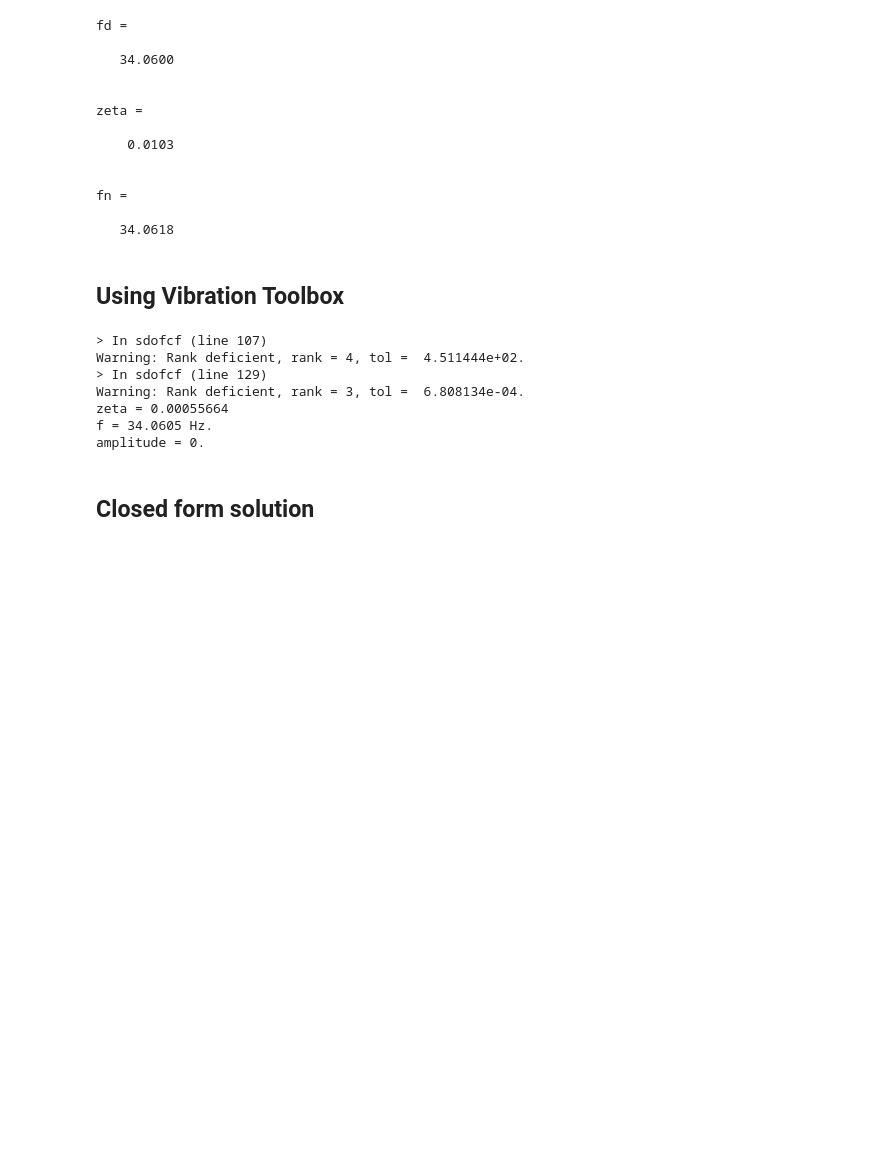
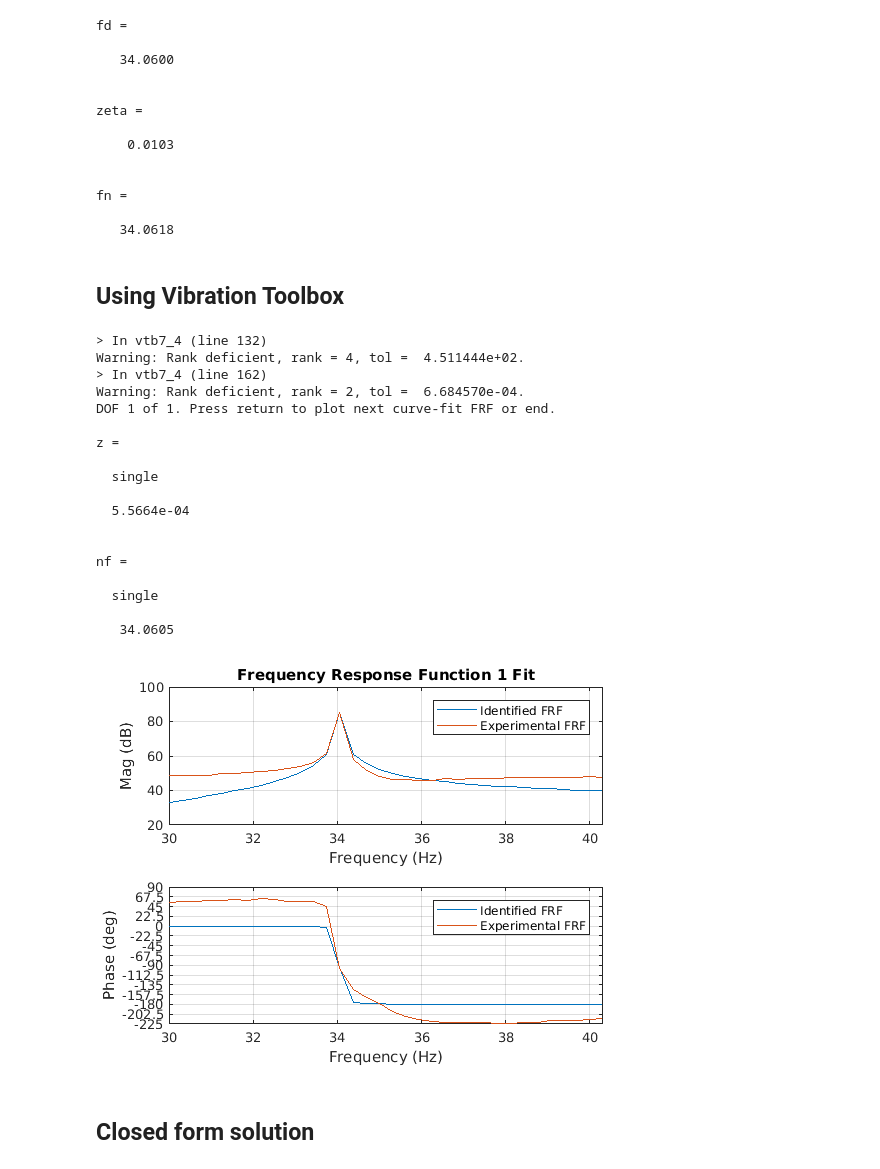
Before and after one commit to josephcslater/MechanicalVibrationLab, a Jupyter notebook: source/labnotes/Matlab2.ipynb, the cells around one changed output. Cells and saved outputs as stored; diff of their text form; code cells hidden in the pictures; blank space fills up the shorter version.

Commit message:
Matlab Jupyter notebook is now with inline plots

```diff
--- a/source/labnotes/Matlab2.ipynb
+++ b/source/labnotes/Matlab2.ipynb
@@ -70,16 +75,29 @@ fn =
 # %%
 load('Case2-2')
 Fmin=30;
 Fmax=40;
-sdofcf(Freq_domain,Hf_chan_2,Fmin,Fmax)
+
+[z,nf]=vtb7_4(Freq_domain,Hf_chan_2,Fmin,Fmax)
 # %% [output]
-> In sdofcf (line 107)
+> In vtb7_4 (line 132)
 Warning: Rank deficient, rank = 4, tol =  4.511444e+02.
-> In sdofcf (line 129)
-Warning: Rank deficient, rank = 3, tol =  6.808134e-04.
-zeta = 0.00055664
-f = 34.0605 Hz.
-amplitude = 0.
+> In vtb7_4 (line 162)
+Warning: Rank deficient, rank = 2, tol =  6.684570e-04.
+DOF 1 of 1. Press return to plot next curve-fit FRF or end.
+
+z =
+
+  single
+
+  5.5664e-04
+
+
+nf =
+
+  single
+
+   34.0605
+[figure, added]
 # %% [markdown]
 ## Closed form solution
 # %%
```
Also changed, not shown: parts of 3 cells of this notebook, 2 other files.
